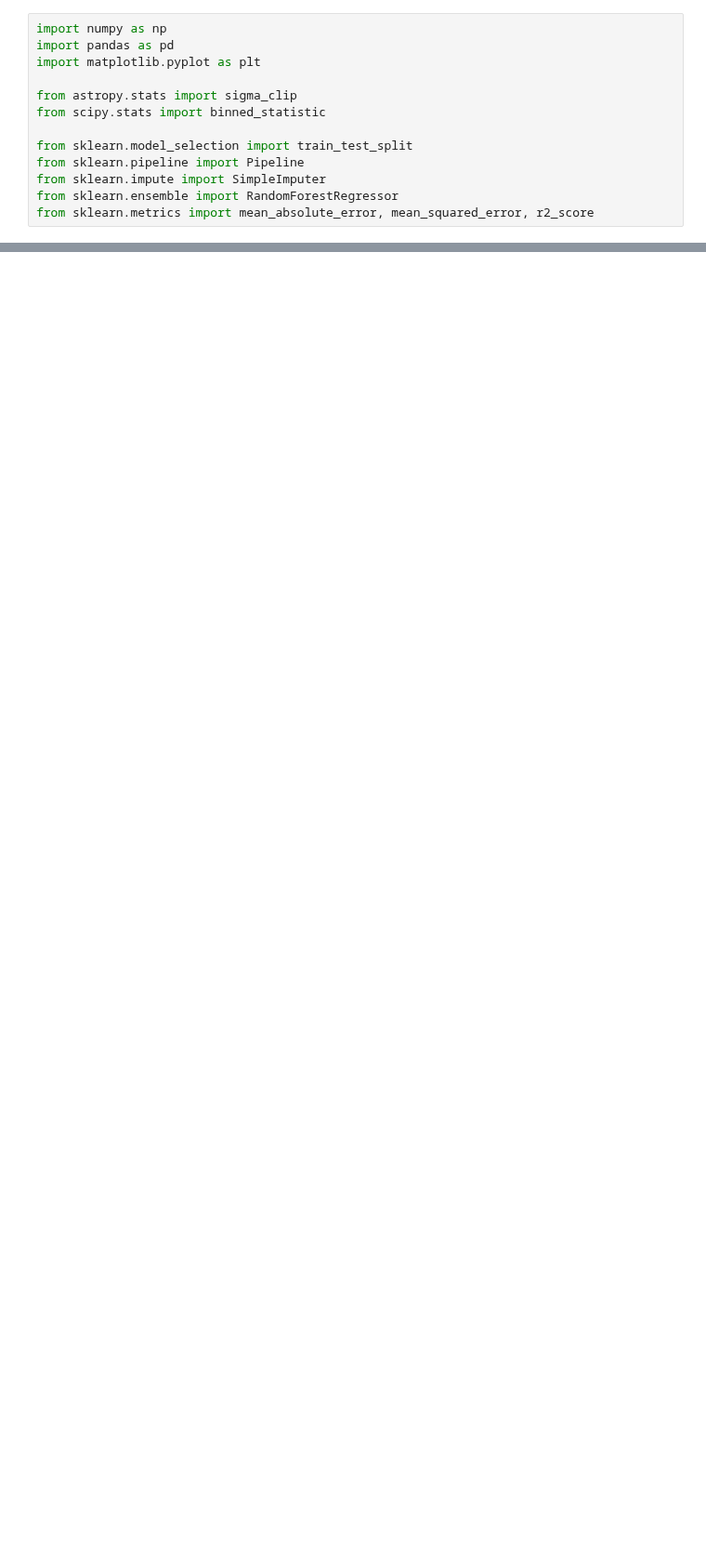
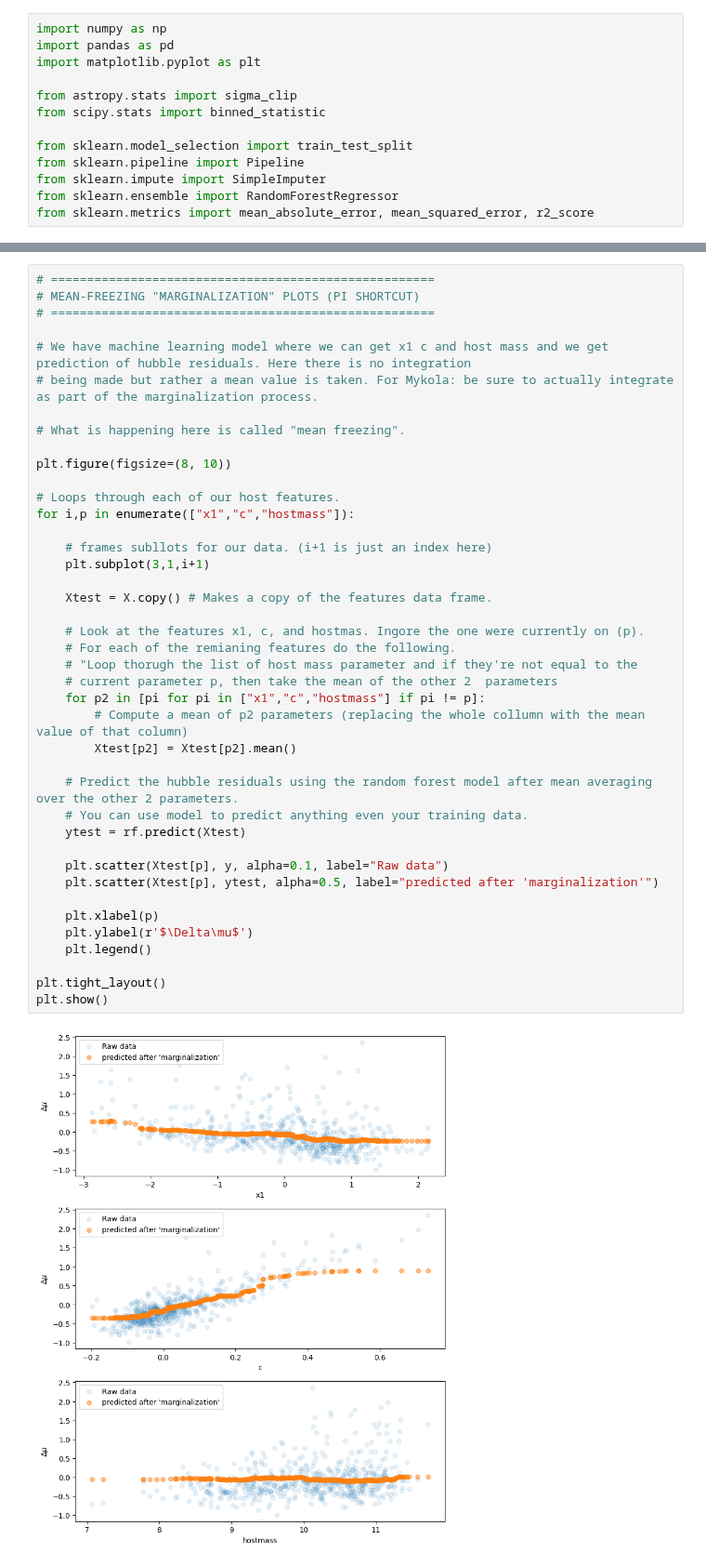
Before and after one commit to mwvgroup/myc21_first_paper, a Jupyter notebook: ZTF_DESI_ml_work/ZTF_slr_result.ipynb, the cells around one changed output, grey strips where cells are left out. Shown at 93% size. Saved outputs shown, nothing was run; the diff lists cells and outputs as text; blank space fills up the shorter version.

```diff
--- a/ZTF_DESI_ml_work/ZTF_slr_result.ipynb
+++ b/ZTF_DESI_ml_work/ZTF_slr_result.ipynb
@@ -141,0 +535,43 @@ Ca
+# %%
+# =====================================================
+# MEAN-FREEZING "MARGINALIZATION" PLOTS (PI SHORTCUT)
+# =====================================================
+
+# We have machine learning model where we can get x1 c and host mass and we get prediction of hubble residuals. Here there is no integration
+# being made but rather a mean value is taken. For Mykola: be sure to actually integrate as part of the marginalization process.
+
+# What is happening here is called "mean freezing".
+
+plt.figure(figsize=(8, 10))
+
+# Loops through each of our host features.
+for i,p in enumerate(["x1","c","hostmass"]):
+
+    # frames subllots for our data. (i+1 is just an index here)
+    plt.subplot(3,1,i+1)
+
+    Xtest = X.copy() # Makes a copy of the features data frame.
+
+    # Look at the features x1, c, and hostmas. Ingore the one were currently on (p).
+    # For each of the remianing features do the following.
+    # "Loop thorugh the list of host mass parameter and if they're not equal to the
+    # current parameter p, then take the mean of the other 2  parameters
+    for p2 in [pi for pi in ["x1","c","hostmass"] if pi != p]:
+        # Compute a mean of p2 parameters (replacing the whole collumn with the mean value of that column)
+        Xtest[p2] = Xtest[p2].mean()
+
+    # Predict the hubble residuals using the random forest model after mean averaging over the other 2 parameters.
+    # You can use model to predict anything even your training data.
+    ytest = rf.predict(Xtest)
+
+    plt.scatter(Xtest[p], y, alpha=0.1, label="Raw data")
+    plt.scatter(Xtest[p], ytest, alpha=0.5, label="predicted after 'marginalization'")
+
+    plt.xlabel(p)
+    plt.ylabel(r'$\Delta\mu$')
+    plt.legend()
+
+plt.tight_layout()
+plt.show()
+# %% [output]
+[figure, added]
```
Also changed, not shown: parts of 4 cells of this notebook, 1 other file.
